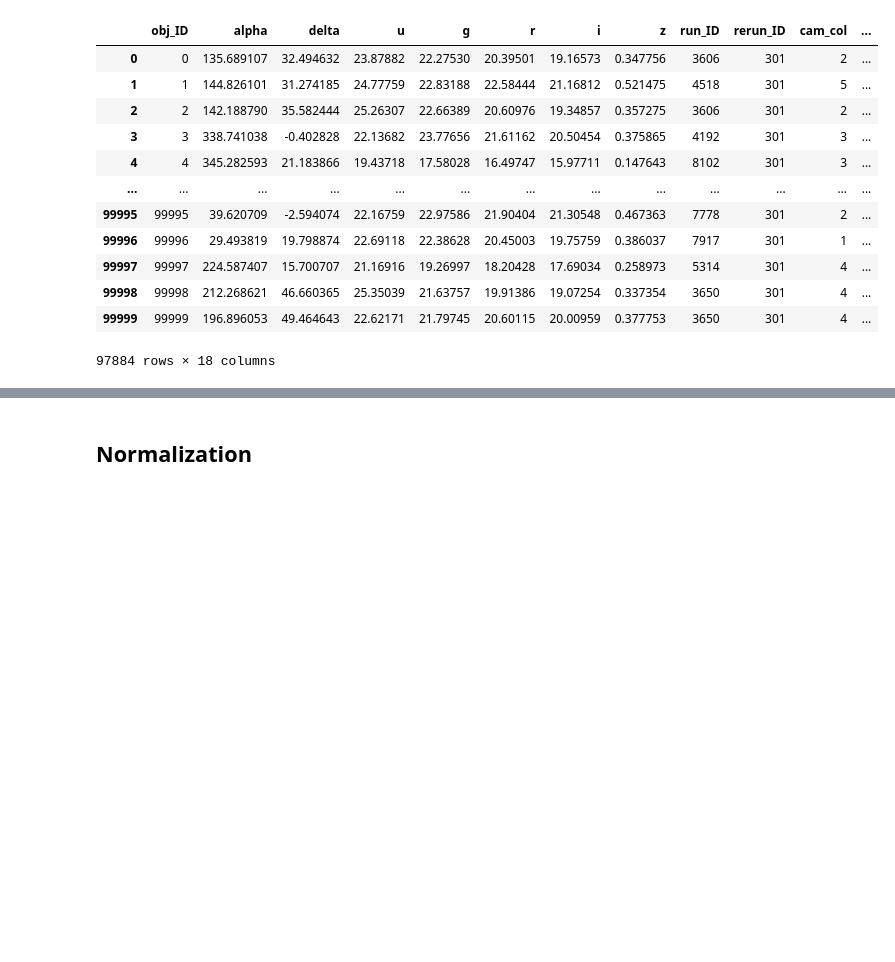
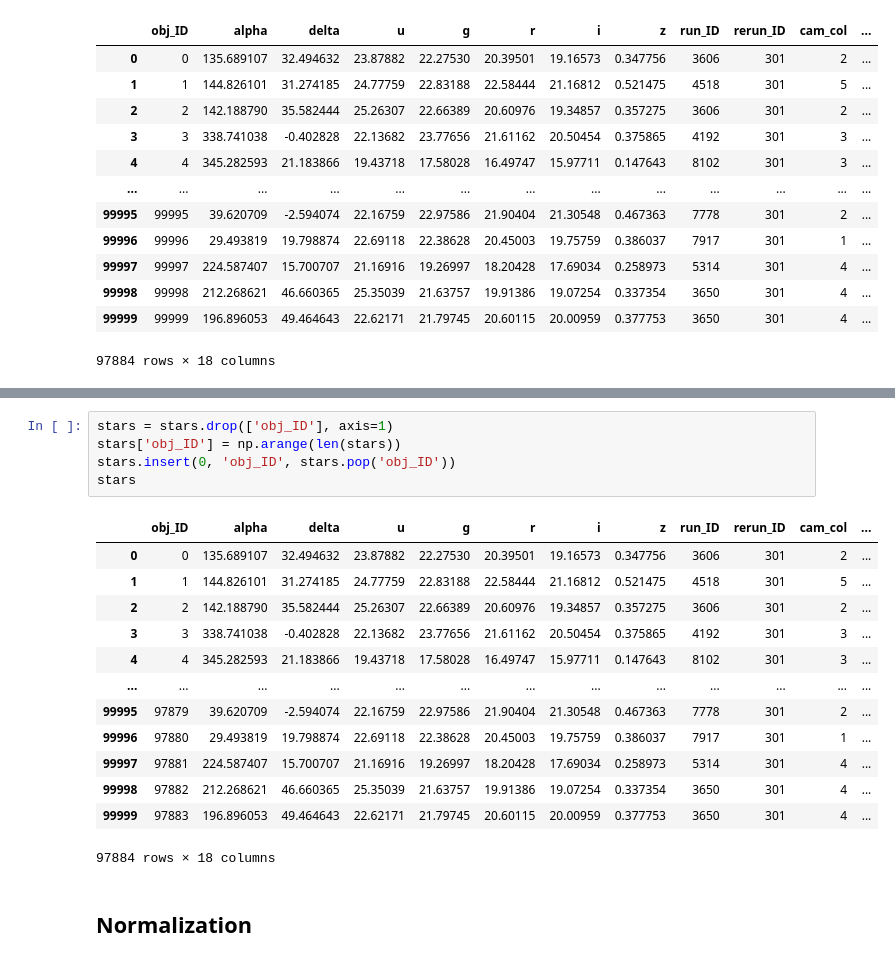
Before and after one commit to Anton1017/STINTSY-MP, a Jupyter notebook: STINTSY MP.ipynb, the cells around one changed output, grey strips where cells are left out. Drawn from its saved outputs; the diff is of its cells as text; blank space fills up the shorter version.

```diff
--- a/STINTSY MP.ipynb
+++ b/STINTSY MP.ipynb
@@ -185,3 +188,22 @@ See the caveats in the documentation: https://pandas.pydata.org/pandas-docs/stab
+# %%
+stars = stars.drop(['obj_ID'], axis=1)
+stars['obj_ID'] = np.arange(len(stars))
+stars.insert(0, 'obj_ID', stars.pop('obj_ID'))
+stars
+# %% [output]
+|  | obj_ID | alpha | delta | u | g | r | i | z | run_ID | rerun_ID | cam_col | ... |
+| 0 | 0 | 135.689107 | 32.494632 | 23.87882 | 22.27530 | 20.39501 | 19.16573 | 0.347756 | 3606 | 301 | 2 | ... |
+| 1 | 1 | 144.826101 | 31.274185 | 24.77759 | 22.83188 | 22.58444 | 21.16812 | 0.521475 | 4518 | 301 | 5 | ... |
+| 2 | 2 | 142.188790 | 35.582444 | 25.26307 | 22.66389 | 20.60976 | 19.34857 | 0.357275 | 3606 | 301 | 2 | ... |
+| 3 | 3 | 338.741038 | -0.402828 | 22.13682 | 23.77656 | 21.61162 | 20.50454 | 0.375865 | 4192 | 301 | 3 | ... |
+| 4 | 4 | 345.282593 | 21.183866 | 19.43718 | 17.58028 | 16.49747 | 15.97711 | 0.147643 | 8102 | 301 | 3 | ... |
+| ... | ... | ... | ... | ... | ... | ... | ... | ... | ... | ... | ... | ... |
+| 99995 | 97879 | 39.620709 | -2.594074 | 22.16759 | 22.97586 | 21.90404 | 21.30548 | 0.467363 | 7778 | 301 | 2 | ... |
+| 99996 | 97880 | 29.493819 | 19.798874 | 22.69118 | 22.38628 | 20.45003 | 19.75759 | 0.386037 | 7917 | 301 | 1 | ... |
+| 99997 | 97881 | 224.587407 | 15.700707 | 21.16916 | 19.26997 | 18.20428 | 17.69034 | 0.258973 | 5314 | 301 | 4 | ... |
+| 99998 | 97882 | 212.268621 | 46.660365 | 25.35039 | 21.63757 | 19.91386 | 19.07254 | 0.337354 | 3650 | 301 | 4 | ... |
+| 99999 | 97883 | 196.896053 | 49.464643 | 22.62171 | 21.79745 | 20.60115 | 20.00959 | 0.377753 | 3650 | 301 | 4 | ... |
+97884 rows × 18 columns
 # %% [markdown]
 ## Normalization
 # %% [markdown]
```
Also changed, not shown: parts of 11 cells of this notebook.
